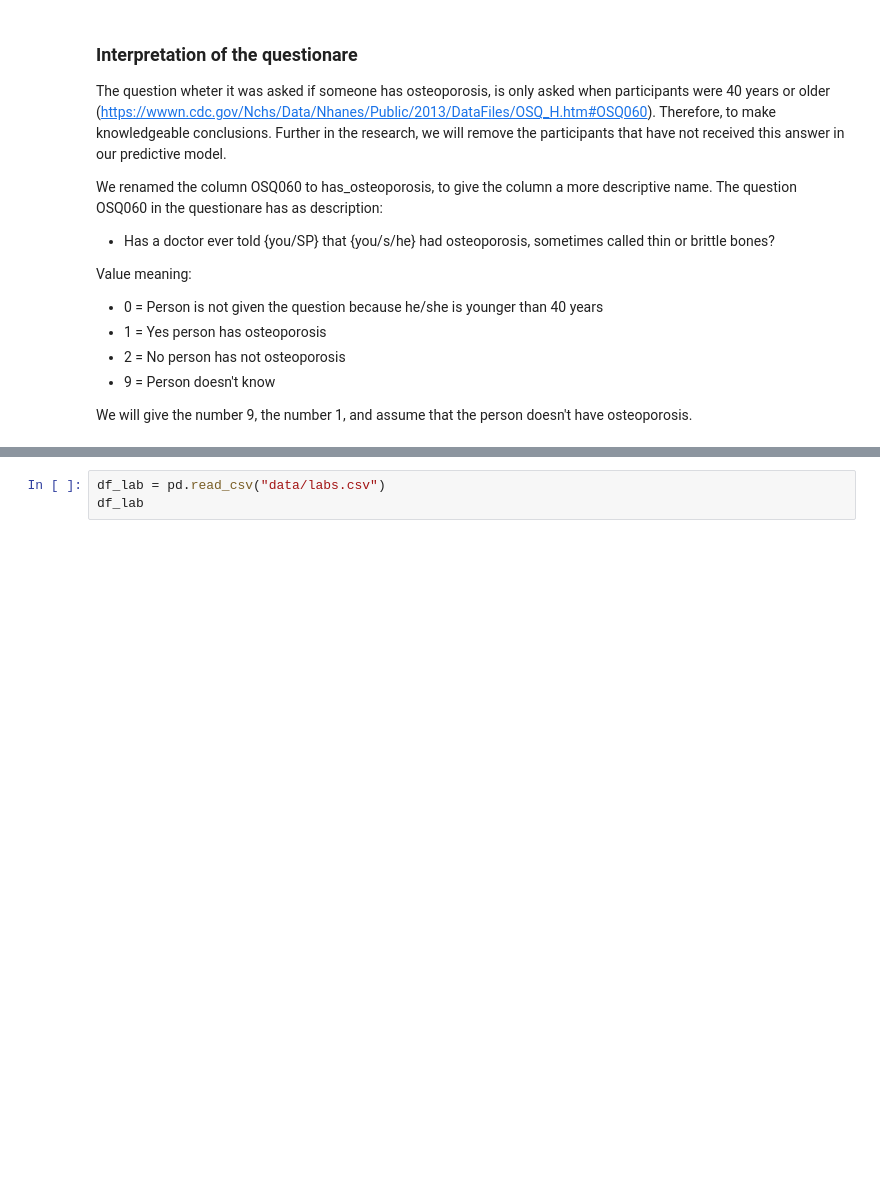
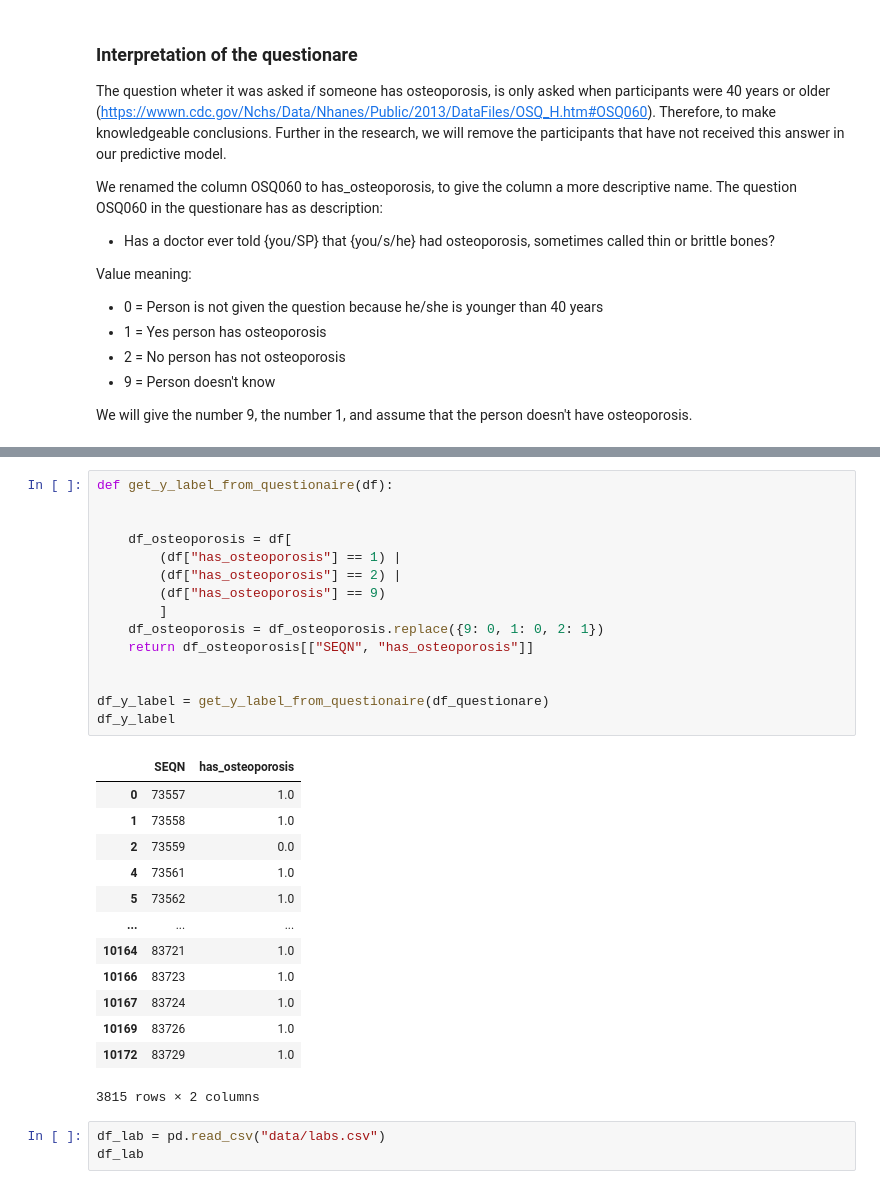
Before and after one commit to mehdigreefhorst/Individual-Assignment-Data-Mining, a Jupyter notebook: EDA.ipynb, the cells around one changed output, grey strips where cells are left out. Cells and saved outputs as stored; diff of their text form; blank space fills up the shorter version.

Commit message:
Gathered the data for the y label and connected it correctly

```diff
--- a/EDA.ipynb
+++ b/EDA.ipynb
@@ -686,3 +705,32 @@ We will give the number 9, the number 1, and assume that the person doesn't have
+# %%
+def get_y_label_from_questionaire(df):
+
+
+    df_osteoporosis = df[
+        (df["has_osteoporosis"] == 1) |
+        (df["has_osteoporosis"] == 2) |
+        (df["has_osteoporosis"] == 9)
+        ]
+    df_osteoporosis = df_osteoporosis.replace({9: 0, 1: 0, 2: 1})
+    return df_osteoporosis[["SEQN", "has_osteoporosis"]]
+
+
+df_y_label = get_y_label_from_questionaire(df_questionare)
+df_y_label
+# %% [output]
+|  | SEQN | has_osteoporosis |
+| 0 | 73557 | 1.0 |
+| 1 | 73558 | 1.0 |
+| 2 | 73559 | 0.0 |
+| 4 | 73561 | 1.0 |
+| 5 | 73562 | 1.0 |
+| ... | ... | ... |
+| 10164 | 83721 | 1.0 |
+| 10166 | 83723 | 1.0 |
+| 10167 | 83724 | 1.0 |
+| 10169 | 83726 | 1.0 |
+| 10172 | 83729 | 1.0 |
+3815 rows × 2 columns
 # %%
 df_lab = pd.read_csv("data/labs.csv")
 df_lab
```
Also changed, not shown: parts of 4 cells of this notebook.
